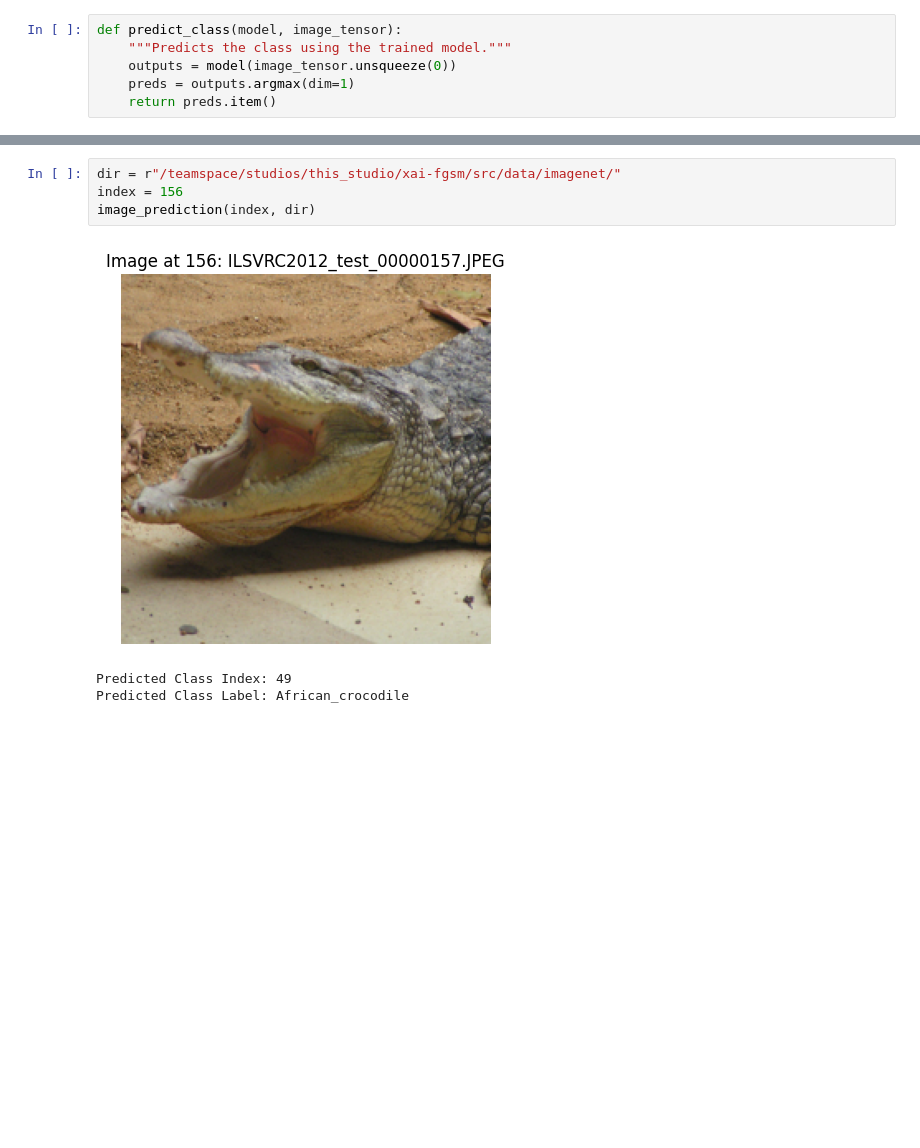
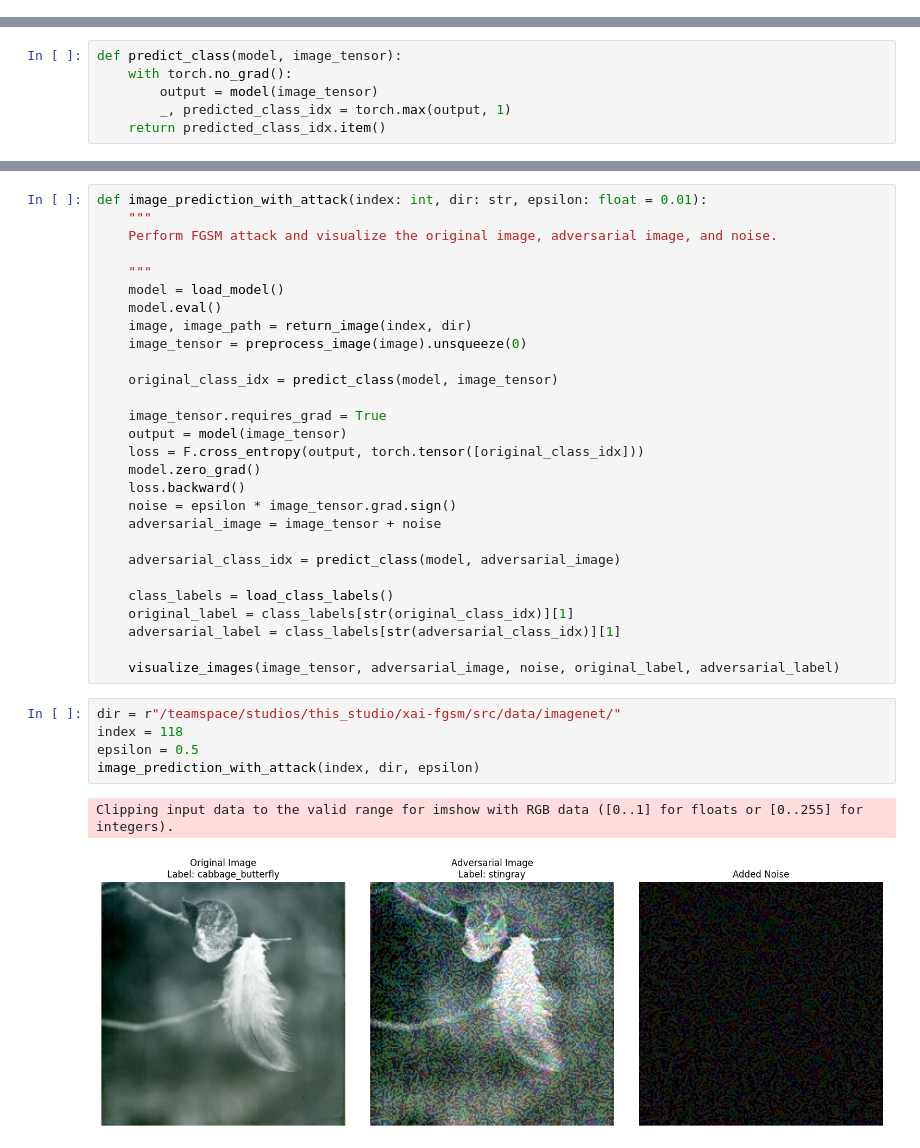
Before and after one commit to arulkumarann/xai-fgsm, a Jupyter notebook: src/test_notebook.ipynb, the cells around one changed output, grey strips where cells are left out. Saved outputs shown, nothing was run; the diff lists cells and outputs as text; blank space fills up the shorter version.

```diff
--- a/src/test_notebook.ipynb
+++ b/src/test_notebook.ipynb
@@ -47,6 +31,0 @@ def load_class_labels():
-# %%
-def predict_class(model, image_tensor):
-    """Predicts the class using the trained model."""
-    outputs = model(image_tensor.unsqueeze(0))
-    preds = outputs.argmax(dim=1)
-    return preds.item()
@@ -93,0 +40,6 @@ def image_prediction(index: int, dir: str):
+# %%
+def predict_class(model, image_tensor):
+    with torch.no_grad():
+        output = model(image_tensor)
+        _, predicted_class_idx = torch.max(output, 1)
+    return predicted_class_idx.item()
@@ -94,8 +81,36 @@ def image_prediction(index: int, dir: str):
+# %%
+def image_prediction_with_attack(index: int, dir: str, epsilon: float = 0.01):
+    """
+    Perform FGSM attack and visualize the original image, adversarial image, and noise.
+
+    """
+    model = load_model()
+    model.eval()
+    image, image_path = return_image(index, dir)
+    image_tensor = preprocess_image(image).unsqueeze(0)
+
+    original_class_idx = predict_class(model, image_tensor)
+
+    image_tensor.requires_grad = True
+    output = model(image_tensor)
+    loss = F.cross_entropy(output, torch.tensor([original_class_idx]))
+    model.zero_grad()
+    loss.backward()
+    noise = epsilon * image_tensor.grad.sign()
+    adversarial_image = image_tensor + noise
+
+    adversarial_class_idx = predict_class(model, adversarial_image)
+
+    class_labels = load_class_labels()
+    original_label = class_labels[str(original_class_idx)][1]
+    adversarial_label = class_labels[str(adversarial_class_idx)][1]
+
+    visualize_images(image_tensor, adversarial_image, noise, original_label, adversarial_label)
 # %%
 dir = r"/teamspace/studios/this_studio/xai-fgsm/src/data/imagenet/"
-index = 156
-image_prediction(index, dir)
+index = 118
+epsilon = 0.5
+image_prediction_with_attack(index, dir, epsilon)
 # %% [output]
+Clipping input data to the valid range for imshow with RGB data ([0..1] for floats or [0..255] for integers).
-[figure, old version]
+[figure, new version]
-Predicted Class Index: 49
-Predicted Class Label: African_crocodile
```
Also changed, not shown: parts of 13 cells of this notebook.
